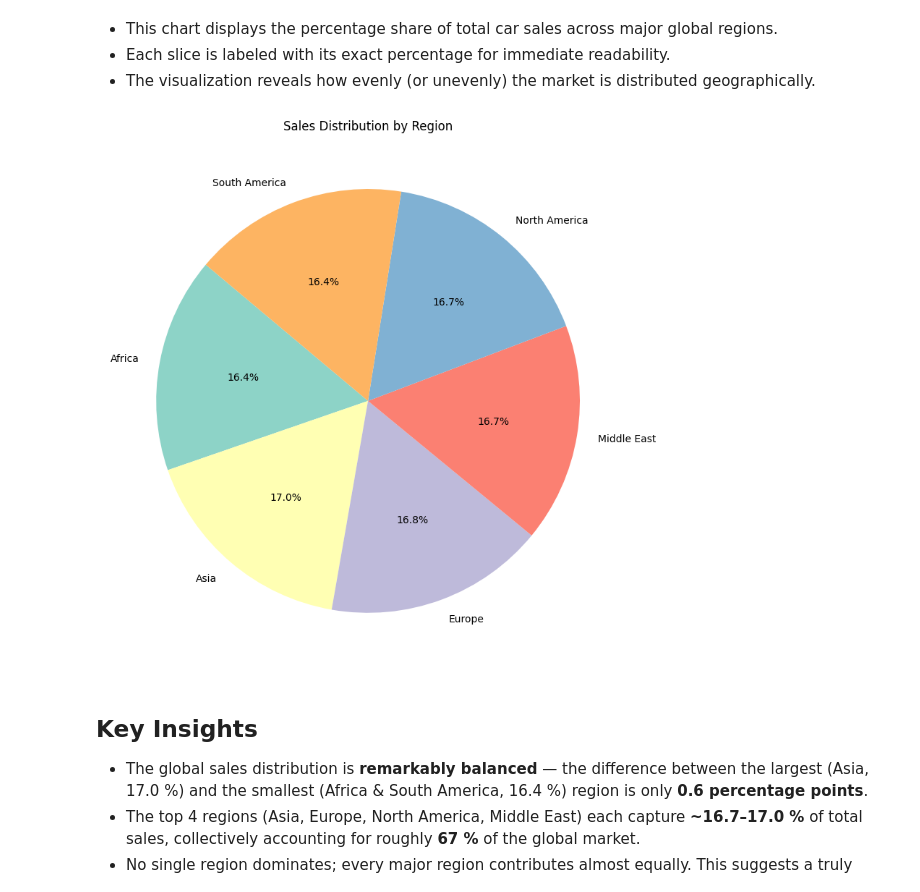
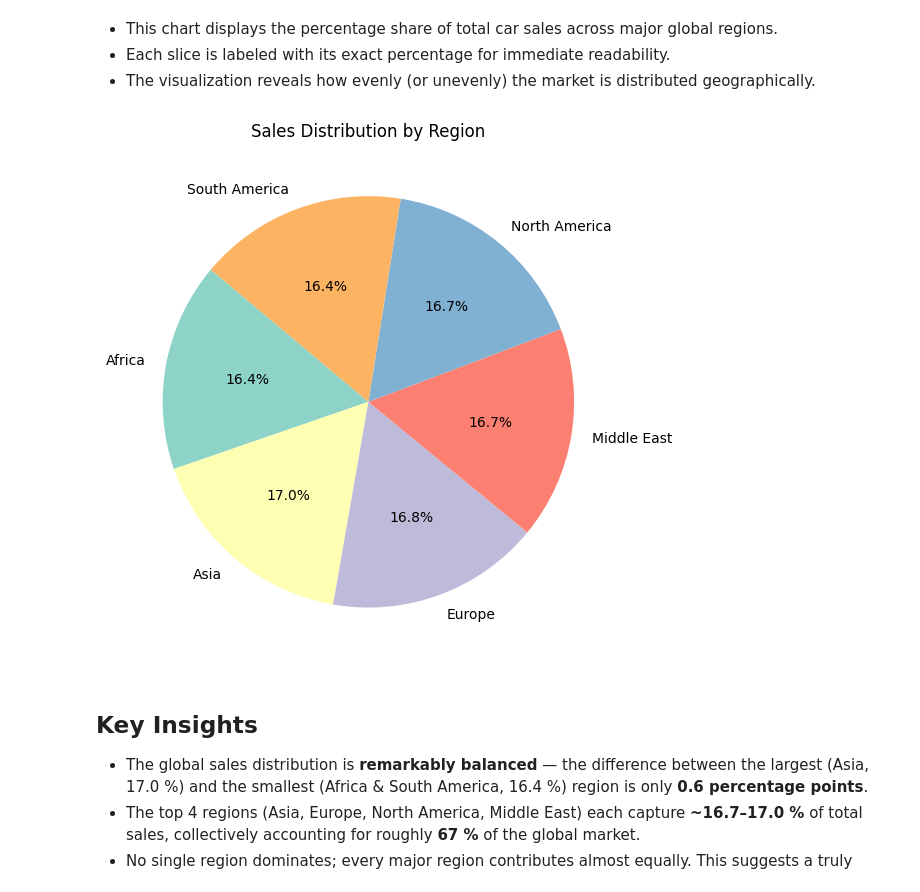
Before and after one commit to Hossam445/Car_Sales_EDA, a Jupyter notebook: Car_Sales_EDA.ipynb, the cells around one changed output. Cells and saved outputs as stored; diff of their text form; code cells hidden in the pictures.

```diff
--- a/Car_Sales_EDA.ipynb
+++ b/Car_Sales_EDA.ipynb
@@ -255,23 +257,23 @@ plt.show()
 # %%
 
 # Aggregate sales by Region
 sales_by_region = df.groupby('Region')['Sales_Volume'].sum()
 
 # Plot Pie Chart
-plt.figure(figsize=(8,8))
+plt.figure(figsize=(6,6))
 plt.pie(
     sales_by_region,
     labels=sales_by_region.index,
     autopct='%1.1f%%',       # عرض النسب %
     startangle=140,          # زاوية البداية
     colors=plt.cm.Set3.colors # ألوان جاهزة من ماتplotlib
 )
 
 plt.title("Sales Distribution by Region")
 plt.tight_layout()
 plt.show()
 # %% [output]
-[figure, old version]
+[figure, new version]
 # %% [markdown]
 ## Key Insights
 - The global sales distribution is **remarkably balanced** — the difference between the largest (Asia, 17.0 %) and the smallest (Africa & South America, 16.4 %) region is only **0.6 percentage points**.
```
Also changed, not shown: parts of 6 cells of this notebook.
